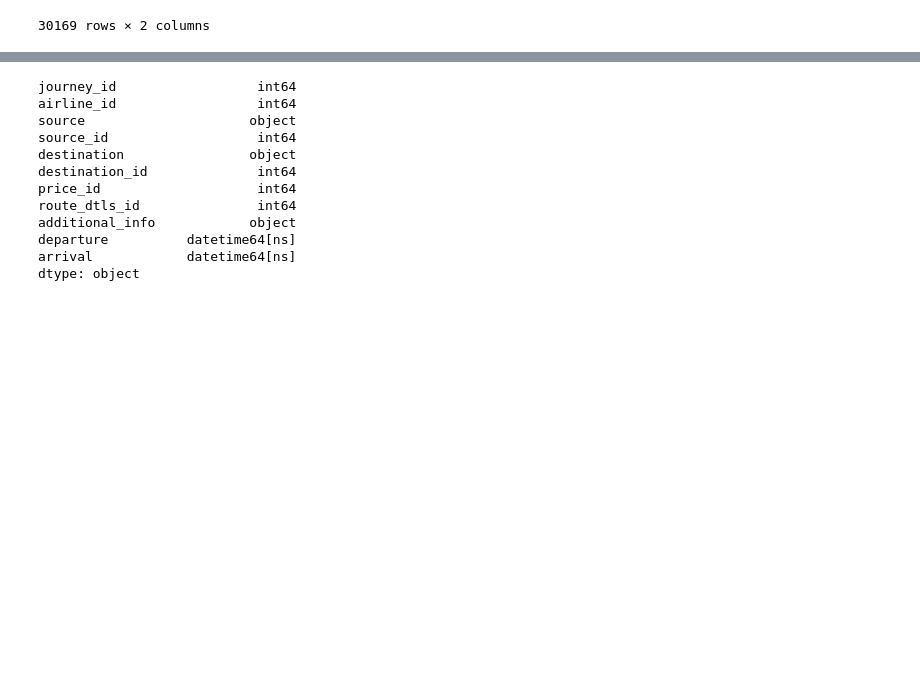
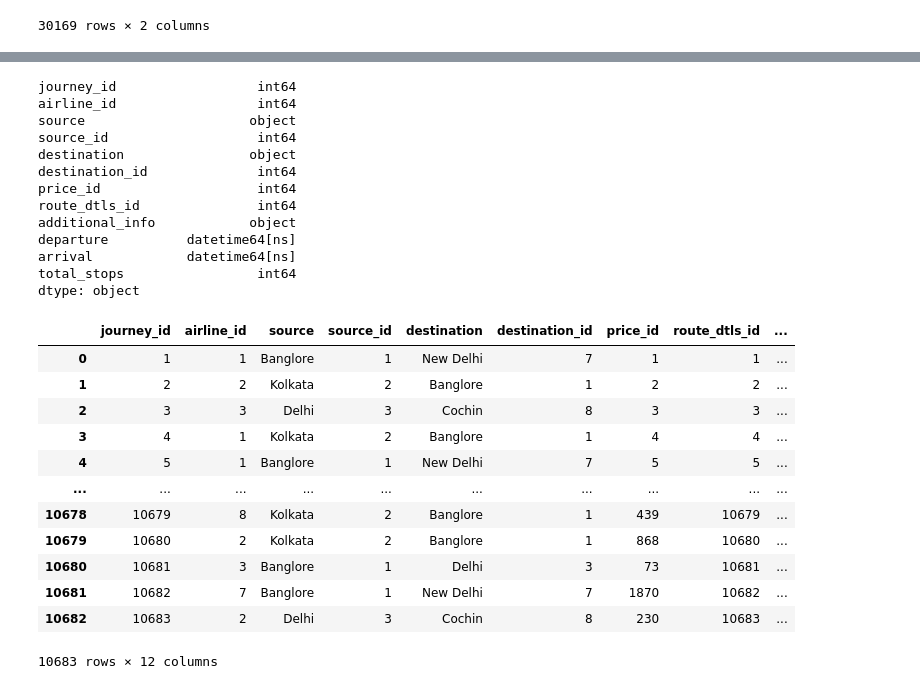
Before and after one commit to Ankush-Sonar/flight-ETL-data-visualization, a Jupyter notebook: main.ipynb, the cells around one changed output, grey strips where cells are left out. Saved outputs shown, nothing was run; the diff lists cells and outputs as text; code cells hidden in the pictures; blank space fills up the shorter version.

```diff
--- a/main.ipynb
+++ b/main.ipynb
@@ -234,43 +253,68 @@ journey_table = journey_table.merge(
 journey_table = journey_table.merge(
     price[['price', 'price_id']], on='price', how='left'
 )
 
 # Merge route_detail by journey_id = route_id (assuming these have same values but different column names)
 journey_table = journey_table.merge(
     route_detail[['route_dtls_id']], left_on='journey_id', right_on='route_dtls_id', how='left').groupby('journey_id').first().reset_index()
 
 # Select only needed columns finally
 journey_table = journey_table[
     ['journey_id', 'airline_id', 'source', 'source_id', 'destination', 'destination_id', 'price_id', 'route_dtls_id','additional_info','departure','arrival']
 ]
 
+journey_table['total_stops'] = (
+    data['total_stops']
+    .str.strip()
+    .replace({'non-stop': 1, '1 stop': 1, '2 stops': 2, '3 stops': 3, '4 stops': 4, 'NA': 0, 'inf': 0})
+    .fillna(0)
+    .astype(int)
+)
+
 print(journey_table.dtypes)
 
 
-# dtype_journey_dtls = {
-#     'journey_id': types.BIGINT(),
-#     'airline_id': types.BIGINT(),
-#     'source': types.VARCHAR(10),
-#     'source_id': types.BIGINT(),
-#     'destination': types.VARCHAR(20),
-#     'price_id': types.BIGINT(),
-#     'route_dtls_id': types.BIGINT(),
-#     'additional_info': types.BIGINT(),
-#     'departure': types.DATETIME(),
-#     'arrival': types.DATETIME(),
-# }
 
-# journey_table.to_sql('journey_dtls', con=engine, if_exists='replace', index=False, dtype=dtype_journey_dtls)
+dtype_journey_dtls = {
+    'journey_id': types.BIGINT(),
+    'airline_id': types.BIGINT(),
+    'source': types.VARCHAR(10),
+    'source_id': types.BIGINT(),
+    'destination': types.VARCHAR(20),
+    'price_id': types.BIGINT(),
+    'route_dtls_id': types.BIGINT(),
+    'additional_info': types.VARCHAR(45),
+    'departure': types.DATETIME(),
+    'arrival': types.DATETIME(),
+}
+
+journey_table.to_sql('journey_dtls', con=engine, if_exists='replace', index=False, dtype=dtype_journey_dtls)
+
+journey_table
 # %% [output]
 journey_id                  int64
 airline_id                  int64
 source                     object
 source_id                   int64
 destination                object
 destination_id              int64
 price_id                    int64
 route_dtls_id               int64
 additional_info            object
 departure          datetime64[ns]
 arrival            datetime64[ns]
+total_stops                 int64
 dtype: object
+|  | journey_id | airline_id | source | source_id | destination | destination_id | price_id | route_dtls_id | ... |
+| 0 | 1 | 1 | Banglore | 1 | New Delhi | 7 | 1 | 1 | ... |
+| 1 | 2 | 2 | Kolkata | 2 | Banglore | 1 | 2 | 2 | ... |
+| 2 | 3 | 3 | Delhi | 3 | Cochin | 8 | 3 | 3 | ... |
+| 3 | 4 | 1 | Kolkata | 2 | Banglore | 1 | 4 | 4 | ... |
+| 4 | 5 | 1 | Banglore | 1 | New Delhi | 7 | 5 | 5 | ... |
+| ... | ... | ... | ... | ... | ... | ... | ... | ... | ... |
+| 10678 | 10679 | 8 | Kolkata | 2 | Banglore | 1 | 439 | 10679 | ... |
+| 10679 | 10680 | 2 | Kolkata | 2 | Banglore | 1 | 868 | 10680 | ... |
+| 10680 | 10681 | 3 | Banglore | 1 | Delhi | 3 | 73 | 10681 | ... |
+| 10681 | 10682 | 7 | Banglore | 1 | New Delhi | 7 | 1870 | 10682 | ... |
+| 10682 | 10683 | 2 | Delhi | 3 | Cochin | 8 | 230 | 10683 | ... |
+10683 rows × 12 columns
```
Also changed, not shown: parts of 4 cells of this notebook, 2 other files.
